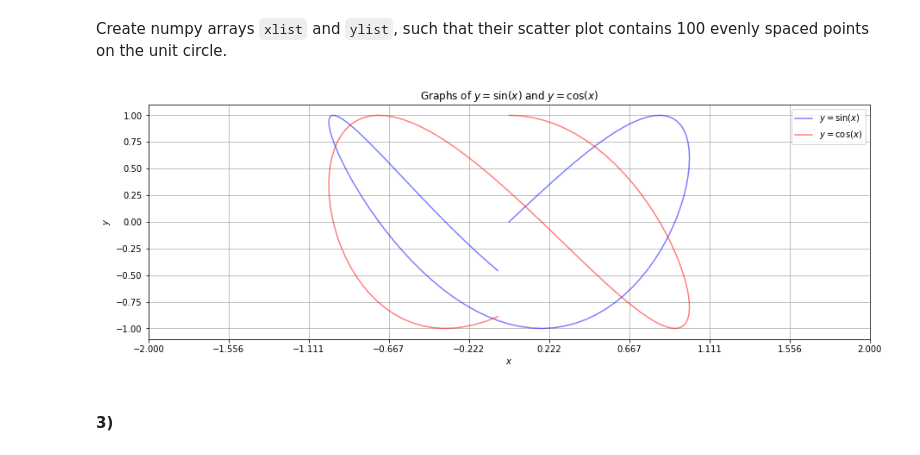
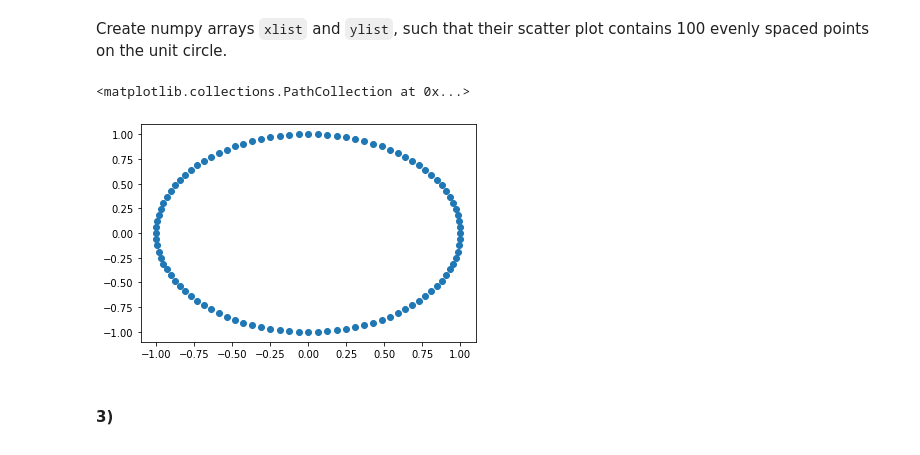
Before and after one commit to joazunig/Math-152, a Jupyter notebook: P4M_Notebook_4.ipynb, the cells around one changed output. Drawn from its saved outputs; the diff is of its cells as text; code cells hidden in the pictures.

```diff
--- a/P4M_Notebook_4.ipynb
+++ b/P4M_Notebook_4.ipynb
@@ -1247,23 +1280,16 @@ print(N)
 #### 2)
 # %% [markdown]
 Create numpy arrays `xlist` and `ylist`, such that their scatter plot contains 100 evenly spaced points on the unit circle.
-# %%
-values = np.arange(0, 6.2831853, np.pi/50)
-xlist = np.sin(values)
-ylist = np.cos(values)
-
-plt.figure(figsize=(15,5))
-plt.plot(xlist, sinlist, alpha=0.5, c='blue', label='$y=\sin(x)$') # label for the legend.
-plt.plot(xlist, coslist, alpha=0.5, c='red', label='$y=\cos(x)$') # label for the legend.
-plt.xticks(np.linspace(-2,2,10))
-plt.grid() # A grid might help.
-plt.xlabel('$x$') # Notice the dollar signs... matplotlib understands basic LaTeX in text!
-plt.ylabel('$y$')
-plt.title('Graphs of $y = \sin(x)$ and $y = \cos(x)$')
-plt.legend() # Insert the legend, based on the plot labels.
-plt.show()
-# %% [output]
-[figure, removed]
+# %%
+values = np.arange(0,2*np.pi, np.pi/50)
+
+xlist = np.sin(values)
+ylist = np.cos(values)
+
+plt.scatter(xlist, ylist)
+# %% [output]
+<matplotlib.collections.PathCollection at 0x...>
+[figure, added]
 # %% [markdown]
 #### 3)
 # %% [markdown]
```
Also changed, not shown: parts of 18 cells of this notebook.
